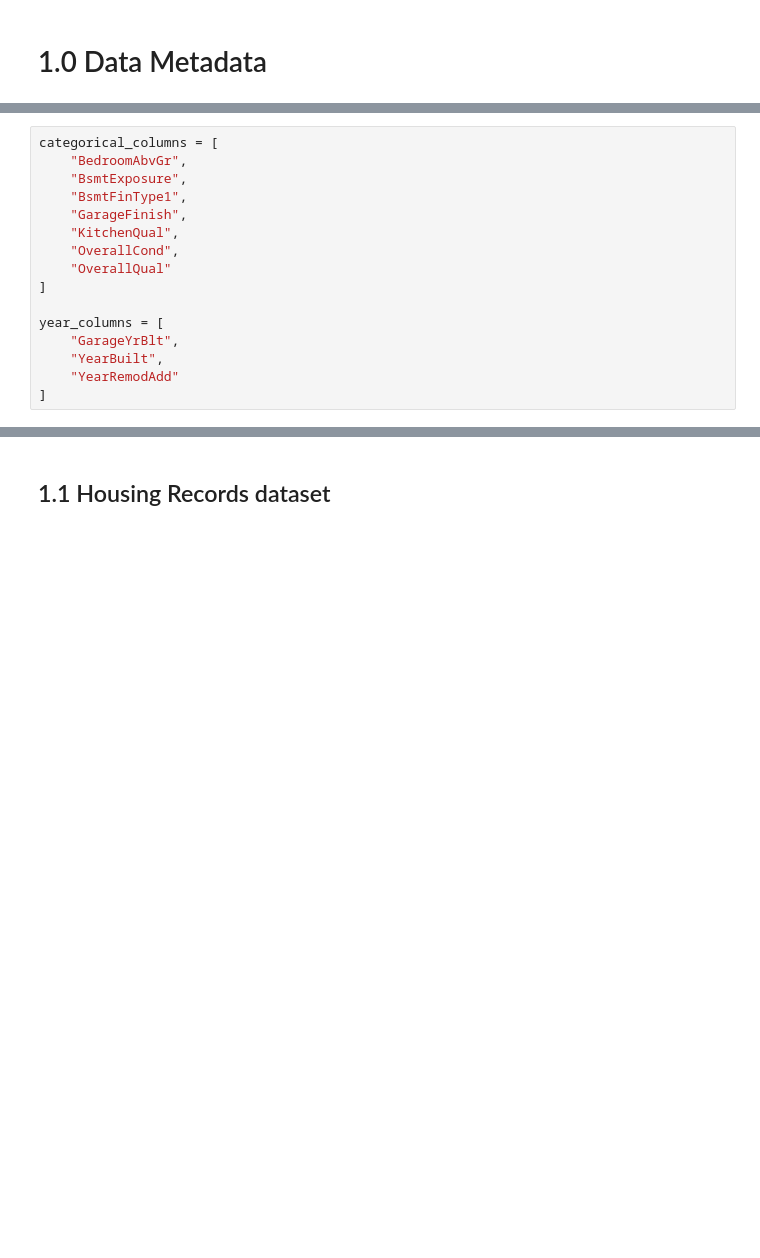
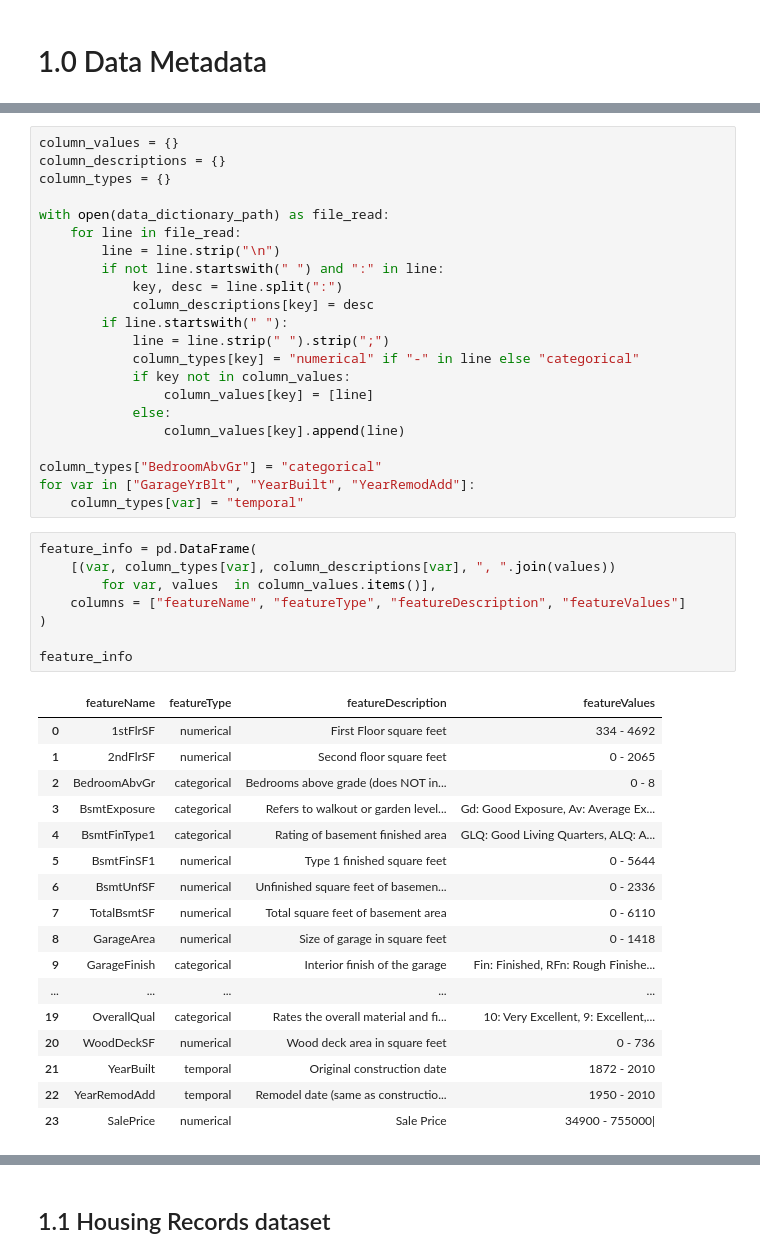
Before and after one commit to fokhrun/heritage_housing, a Jupyter notebook: jupyter_notebooks/exploratory_data_analysis.ipynb, the cells around one changed output, grey strips where cells are left out. Drawn from its saved outputs; the diff is of its cells as text; blank space fills up the shorter version.

```diff
--- a/jupyter_notebooks/exploratory_data_analysis.ipynb
+++ b/jupyter_notebooks/exploratory_data_analysis.ipynb
@@ -85,16 +58,48 @@ SalePrice: Sale Price
-# %%
-categorical_columns = [
-    "BedroomAbvGr",
-    "BsmtExposure",
-    "BsmtFinType1",
-    "GarageFinish",
-    "KitchenQual",
-    "OverallCond",
-    "OverallQual"
-]
-
-year_columns = [
-    "GarageYrBlt",
-    "YearBuilt",
-    "YearRemodAdd"
-]
+# %%
+column_values = {}
+column_descriptions = {}
+column_types = {}
+
+with open(data_dictionary_path) as file_read:
+    for line in file_read:
+        line = line.strip("\n")
+        if not line.startswith(" ") and ":" in line:
+            key, desc = line.split(":")
+            column_descriptions[key] = desc
+        if line.startswith(" "):
+            line = line.strip(" ").strip(";")
+            column_types[key] = "numerical" if "-" in line else "categorical"
+            if key not in column_values:
+                column_values[key] = [line]
+            else:
+                column_values[key].append(line)
+
+column_types["BedroomAbvGr"] = "categorical"
+for var in ["GarageYrBlt", "YearBuilt", "YearRemodAdd"]:
+    column_types[var] = "temporal"
+# %%
+feature_info = pd.DataFrame(
+    [(var, column_types[var], column_descriptions[var], ", ".join(values))
+        for var, values  in column_values.items()],
+    columns = ["featureName", "featureType", "featureDescription", "featureValues"]
+)
+
+feature_info
+# %% [output]
+|  | featureName | featureType | featureDescription | featureValues |
+| 0 | 1stFlrSF | numerical | First Floor square feet | 334 - 4692 |
+| 1 | 2ndFlrSF | numerical | Second floor square feet | 0 - 2065 |
+| 2 | BedroomAbvGr | categorical | Bedrooms above grade (does NOT in... | 0 - 8 |
+| 3 | BsmtExposure | categorical | Refers to walkout or garden level... | Gd: Good Exposure, Av: Average Ex... |
+| 4 | BsmtFinType1 | categorical | Rating of basement finished area | GLQ: Good Living Quarters, ALQ: A... |
+| 5 | BsmtFinSF1 | numerical | Type 1 finished square feet | 0 - 5644 |
+| 6 | BsmtUnfSF | numerical | Unfinished square feet of basemen... | 0 - 2336 |
+| 7 | TotalBsmtSF | numerical | Total square feet of basement area | 0 - 6110 |
+| 8 | GarageArea | numerical | Size of garage in square feet | 0 - 1418 |
+| 9 | GarageFinish | categorical | Interior finish of the garage | Fin: Finished, RFn: Rough Finishe... |
+| ... | ... | ... | ... | ... |
+| 19 | OverallQual | categorical | Rates the overall material and fi... | 10: Very Excellent, 9: Excellent,... |
+| 20 | WoodDeckSF | numerical | Wood deck area in square feet | 0 - 736 |
+| 21 | YearBuilt | temporal | Original construction date | 1872 - 2010 |
+| 22 | YearRemodAdd | temporal | Remodel date (same as constructio... | 1950 - 2010 |
+| 23 | SalePrice | numerical | Sale Price | 34900 - 755000| |
```
Also changed, not shown: parts of 19 cells of this notebook, 4 other files.
